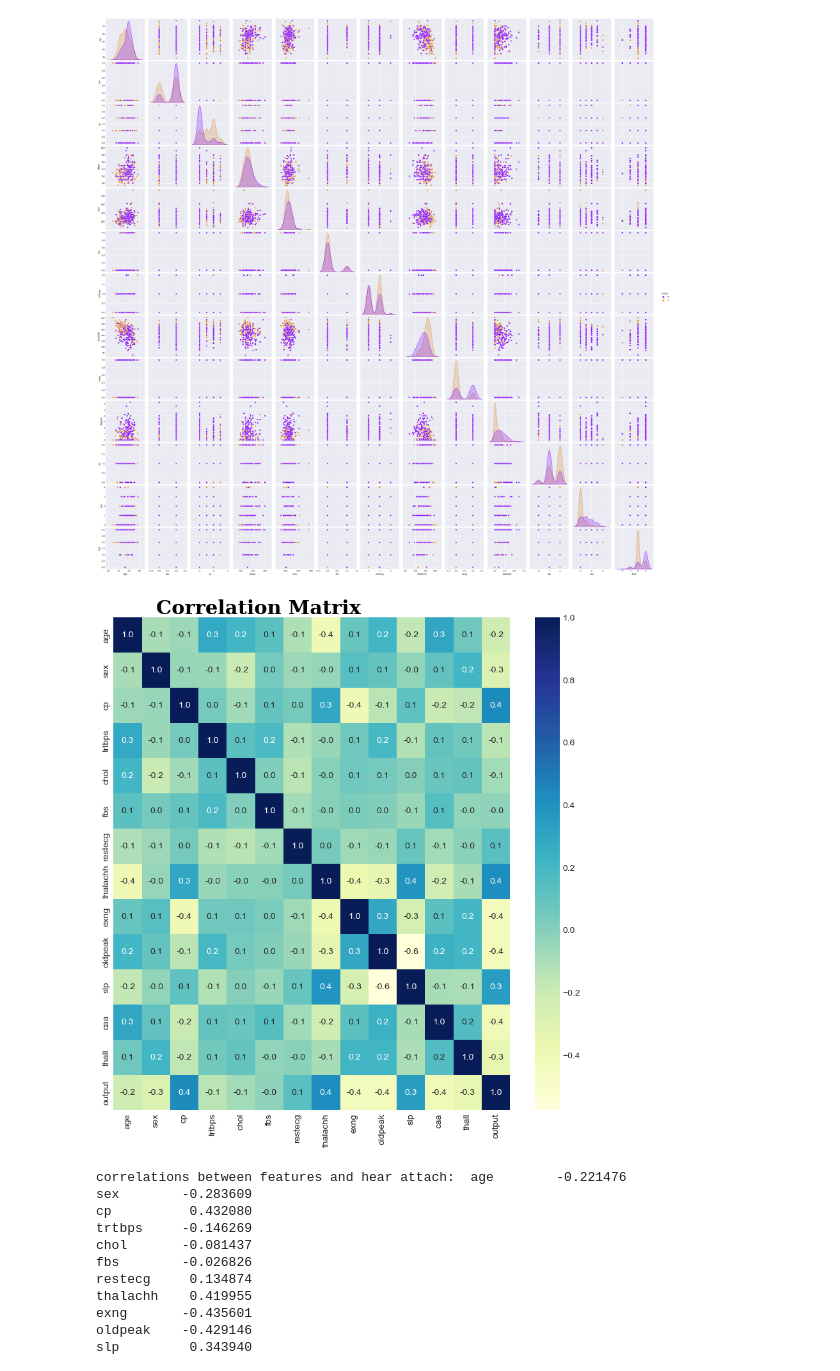
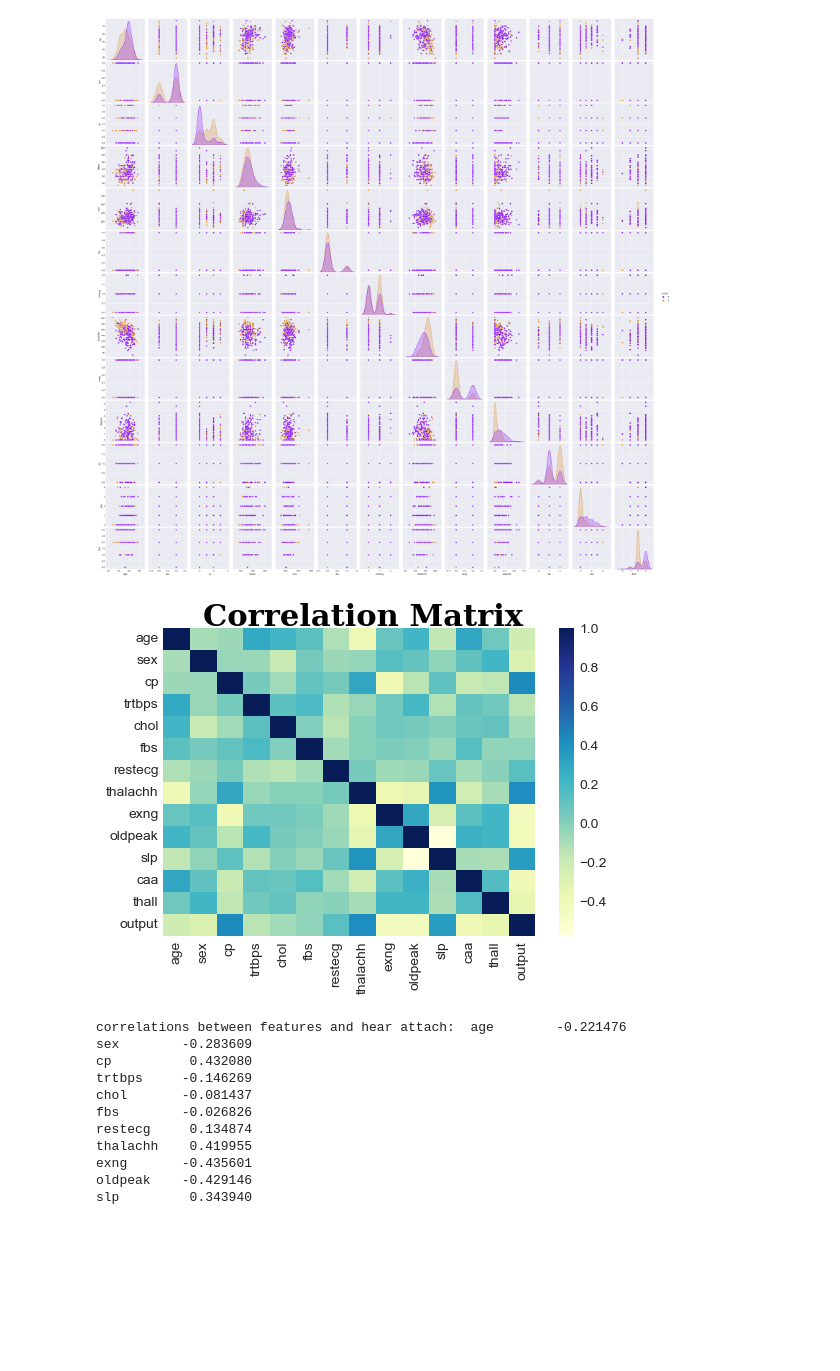
Before and after one commit to Alijafr/ML, a Jupyter notebook: assignment 1/code/Heart attack prediction .ipynb, the cells around one changed output. Drawn from its saved outputs; the diff is of its cells as text; code cells hidden in the pictures; blank space fills up the shorter version.

```diff
--- a/assignment 1/code/Heart attack prediction .ipynb
+++ b/assignment 1/code/Heart attack prediction .ipynb
@@ -135,20 +135,20 @@ plt.show()
 df_corr = df.corr().transpose()
 # %%
 
-fig = plt.figure(figsize=(10,10))
+fig = plt.figure(figsize=(6,4))
 gs = fig.add_gridspec(1,1)
 gs.update(wspace=0.3, hspace=0.15)
 ax0 = fig.add_subplot(gs[0,0])
 
 color_palette = ["#5833ff","#da8829"]
 # mask = np.triu(np.ones_like(df_corr))
 ax0.text(1.5,-0.1,"Correlation Matrix",fontsize=22, fontweight='bold', fontfamily='serif', color="#000000")
-correlation= sns.heatmap(df_corr,fmt=".1f",annot=True,cmap='YlGnBu')
+correlation= sns.heatmap(df_corr,fmt=".1f",annot=False,cmap='YlGnBu')
 fig = correlation.get_figure()
-fig.savefig(save_folder+"Correlation_full.png")
+fig.savefig(save_folder+"Correlation_full_small.png")
 plt.show()
 # %% [output]
-[figure, old version]
+[figure, new version]
 # %%
 df_corr_output = df_corr.iloc[:,-1]
 print("correlations between features and hear attach: ",df_corr_output)
```
Also changed, not shown: parts of 13 cells of this notebook, 22 other files.
